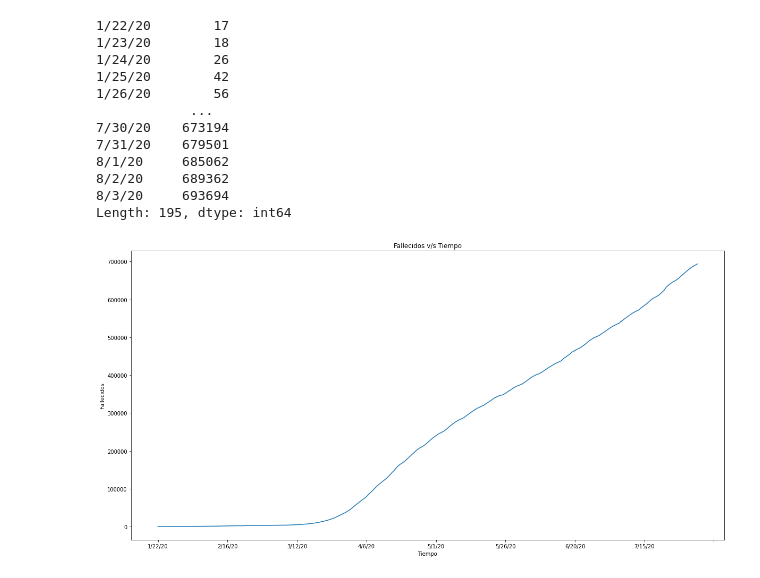
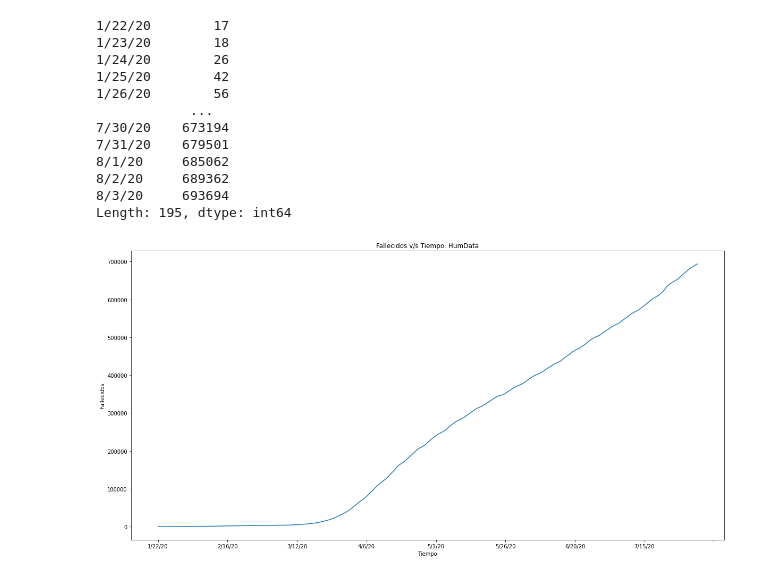
Before and after one commit to Tisks/Covid-Big-Data, a Jupyter notebook: Grafico_mundial_3_HumData.ipynb, the cells around one changed output. Drawn from its saved outputs; the diff is of its cells as text; code cells hidden in the pictures.

```diff
--- a/Grafico_mundial_3_HumData.ipynb
+++ b/Grafico_mundial_3_HumData.ipynb
@@ -3,8 +3,8 @@
 # %%
 import pandas as pd
 # %%
-df=pd.read_csv('https://data.humdata.org/hxlproxy/api/data-preview.csv?url=https%3A%2F%2Fraw.githubusercontent.com%2FCSSEGISandData%2FCOVID-19%2Fmaster%2Fcsse_covid_19_data%2Fcsse_covid_19_time_series%2Ftime_series_covid19_deaths_global.csv&filename=time_series_covid19_deaths_global.csv', sep= ',')
-df
+df_hum=pd.read_csv('https://data.humdata.org/hxlproxy/api/data-preview.csv?url=https%3A%2F%2Fraw.githubusercontent.com%2FCSSEGISandData%2FCOVID-19%2Fmaster%2Fcsse_covid_19_data%2Fcsse_covid_19_time_series%2Ftime_series_covid19_deaths_global.csv&filename=time_series_covid19_deaths_global.csv', sep= ',')
+df_hum
 # %% [output]
 |  | Province/State | Country/Region | Lat | Long | 1/22/20 | 1/23/20 | 1/24/20 | 1/25/20 | 1/26/20 | ... |
 | 0 | NaN | Afghanistan | 33.939110 | 67.709953 | 0 | 0 | 0 | 0 | 0 | ... |
@@ -20,10 +20,10 @@ df
 | 265 | NaN | Lesotho | -29.610000 | 28.233600 | 0 | 0 | 0 | 0 | 0 | ... |
 266 rows × 199 columns
 # %%
-agrupado_pais=df.groupby('Country/Region').sum()
-agrupado_pais = agrupado_pais.drop(['Lat', 'Long'], axis=1)
-Total = agrupado_pais.sum()
-Total
+agrupado_pais_hum=df_hum.groupby('Country/Region').sum()
+agrupado_pais_hum = agrupado_pais_hum.drop(['Lat', 'Long'], axis=1)
+Total_Hum = agrupado_pais_hum.sum()
+Total_Hum
 # %% [output]
 1/22/20        17
 1/23/20        18
@@ -40,9 +40,9 @@ Length: 195, dtype: int64
 # %%
 import matplotlib.pyplot as plt
 # %%
-p = Total.plot(figsize =(20,10))
-p.set_title('Fallecidos v/s Tiempo')
+p = Total_Hum.plot(figsize =(20,10))
+p.set_title('Fallecidos v/s Tiempo: HumData')
 p.set_xlabel('Tiempo')
 p.set_ylabel('Fallecidos');
 # %% [output]
-[figure, old version]
+[figure, new version]
```
Also changed, not shown: parts of 3 cells of this notebook.
